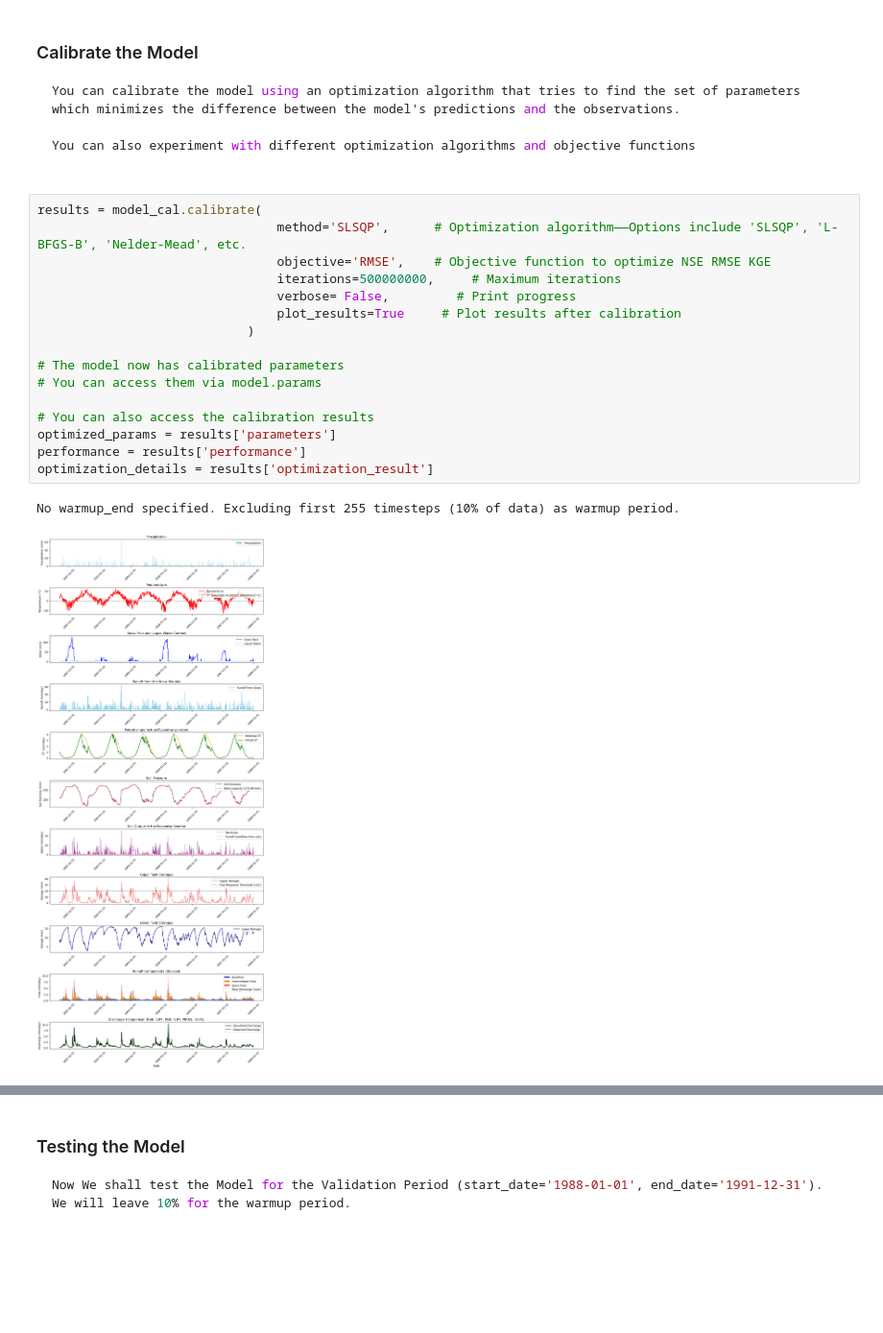
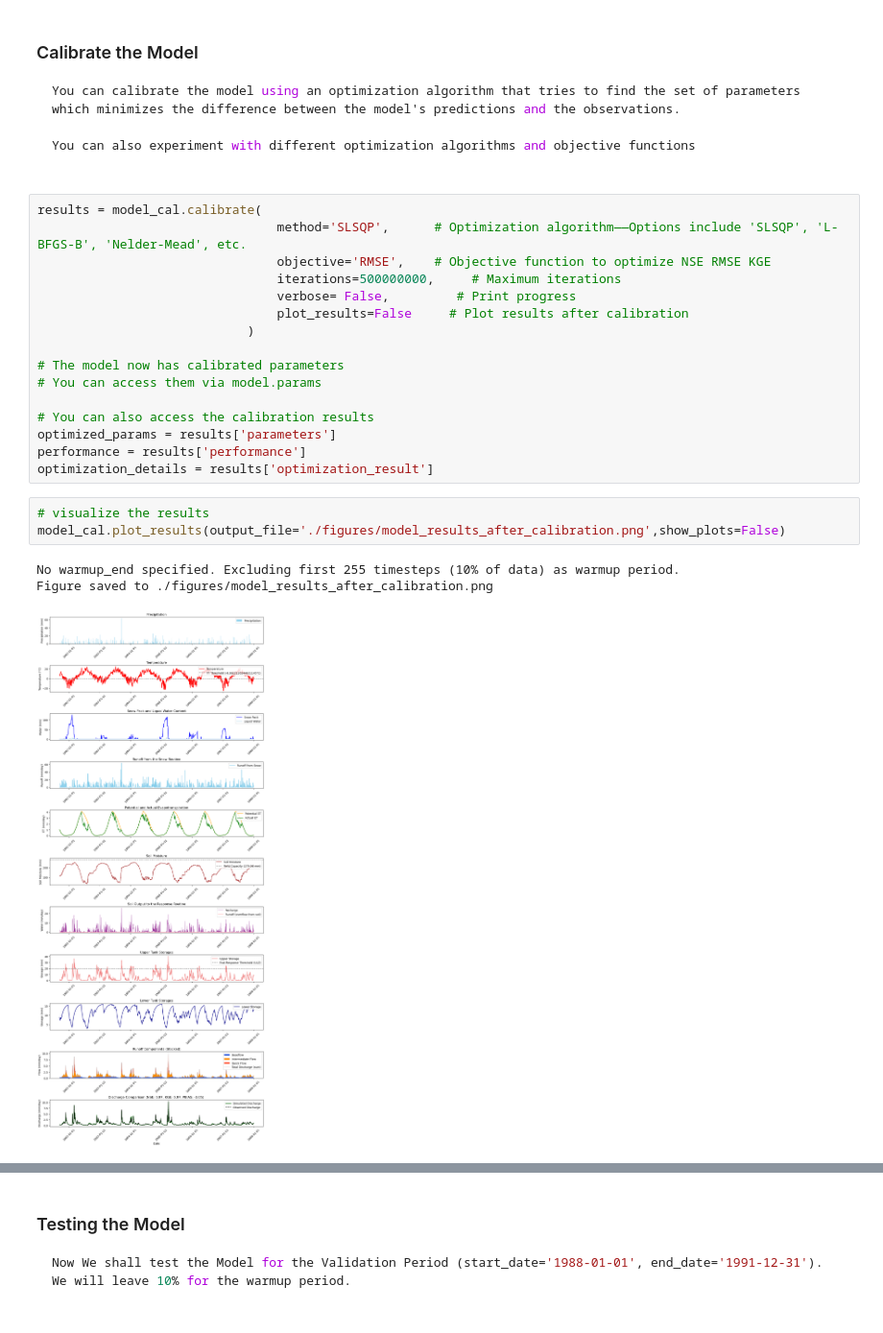
Before and after one commit to abdallaox/HBV_python_implementation, a Jupyter notebook: quick_start_guide.ipynb, the cells around one changed output, grey strips where cells are left out. Shown at 96% size. Cells and saved outputs as stored; diff of their text form; blank space fills up the shorter version.

```diff
--- a/quick_start_guide.ipynb
+++ b/quick_start_guide.ipynb
@@ -168,7 +196,7 @@ results = model_cal.calibrate(
                                 objective='RMSE',    # Objective function to optimize NSE RMSE KGE
                                 iterations=500000000,     # Maximum iterations
                                 verbose= False,         # Print progress
-                                plot_results=True     # Plot results after calibration
+                                plot_results=False     # Plot results after calibration
                             )
 
 # The model now has calibrated parameters
@@ -178,9 +206,13 @@ results = model_cal.calibrate(
 optimized_params = results['parameters']
 performance = results['performance']
 optimization_details = results['optimization_result']
-# %% [output]
-No warmup_end specified. Excluding first 255 timesteps (10% of data) as warmup period.
-[figure, removed]
+# %%
+# visualize the results
+model_cal.plot_results(output_file='./figures/model_results_after_calibration.png',show_plots=False)
+# %% [output]
+No warmup_end specified. Excluding first 255 timesteps (10% of data) as warmup period.
+Figure saved to ./figures/model_results_after_calibration.png
+[figure, added]
 # %%
 # inspect the calibrated parameters
 model_cal.params
```
Also changed, not shown: parts of 14 cells of this notebook, 14 other files.
